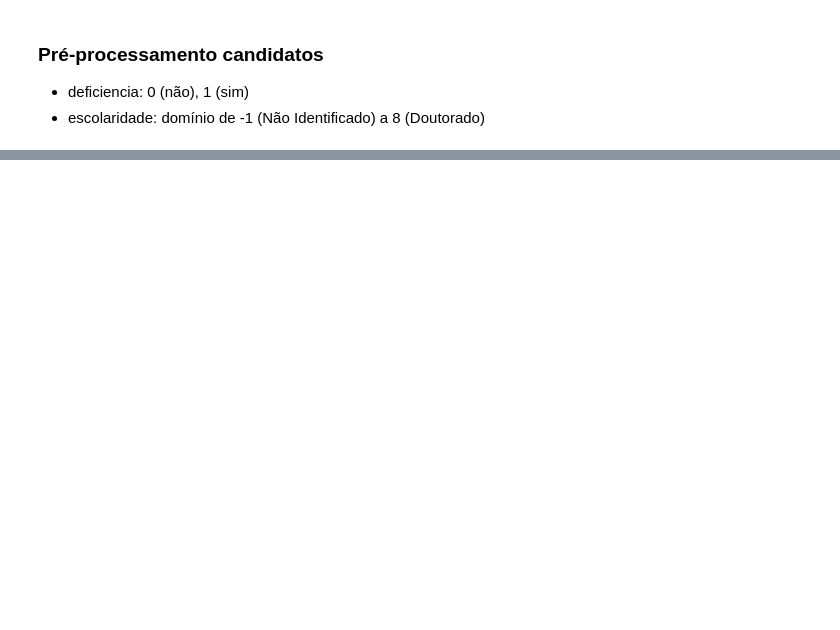
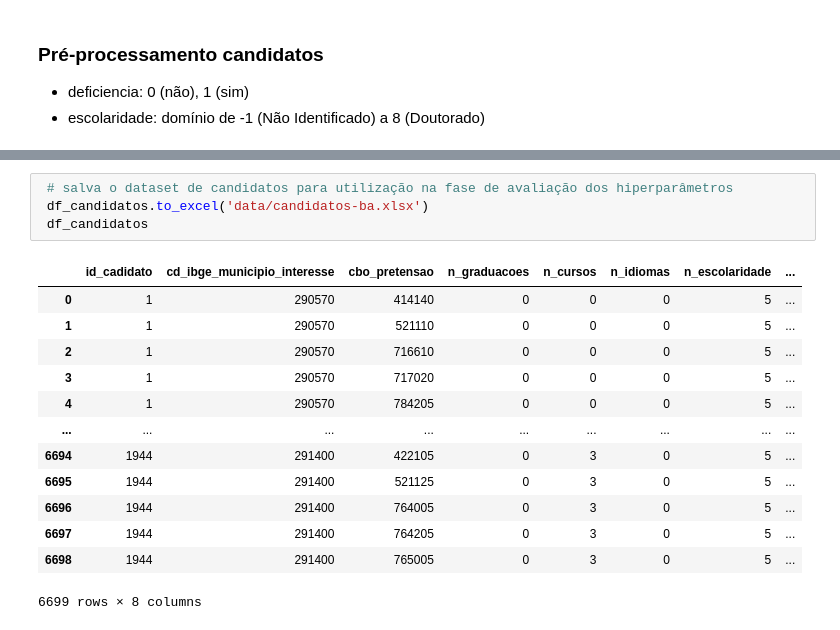
Before and after one commit to edmilsondejesus/match-emprego, a Jupyter notebook: pre-processamento.ipynb, the cells around one changed output, grey strips where cells are left out. Drawn from its saved outputs; the diff is of its cells as text; blank space fills up the shorter version.

```diff
--- a/pre-processamento.ipynb
+++ b/pre-processamento.ipynb
@@ -142,0 +301,18 @@ Error:
+# %%
+ # salva o dataset de candidatos para utilização na fase de avaliação dos hiperparâmetros
+ df_candidatos.to_excel('data/candidatos-ba.xlsx')
+ df_candidatos
+# %% [output]
+|  | id_cadidato | cd_ibge_municipio_interesse | cbo_pretensao | n_graduacoes | n_cursos | n_idiomas | n_escolaridade | ... |
+| 0 | 1 | 290570 | 414140 | 0 | 0 | 0 | 5 | ... |
+| 1 | 1 | 290570 | 521110 | 0 | 0 | 0 | 5 | ... |
+| 2 | 1 | 290570 | 716610 | 0 | 0 | 0 | 5 | ... |
+| 3 | 1 | 290570 | 717020 | 0 | 0 | 0 | 5 | ... |
+| 4 | 1 | 290570 | 784205 | 0 | 0 | 0 | 5 | ... |
+| ... | ... | ... | ... | ... | ... | ... | ... | ... |
+| 6694 | 1944 | 291400 | 422105 | 0 | 3 | 0 | 5 | ... |
+| 6695 | 1944 | 291400 | 521125 | 0 | 3 | 0 | 5 | ... |
+| 6696 | 1944 | 291400 | 764005 | 0 | 3 | 0 | 5 | ... |
+| 6697 | 1944 | 291400 | 764205 | 0 | 3 | 0 | 5 | ... |
+| 6698 | 1944 | 291400 | 765005 | 0 | 3 | 0 | 5 | ... |
+6699 rows × 8 columns
```
Also changed, not shown: parts of 33 cells of this notebook, 2 other files.
